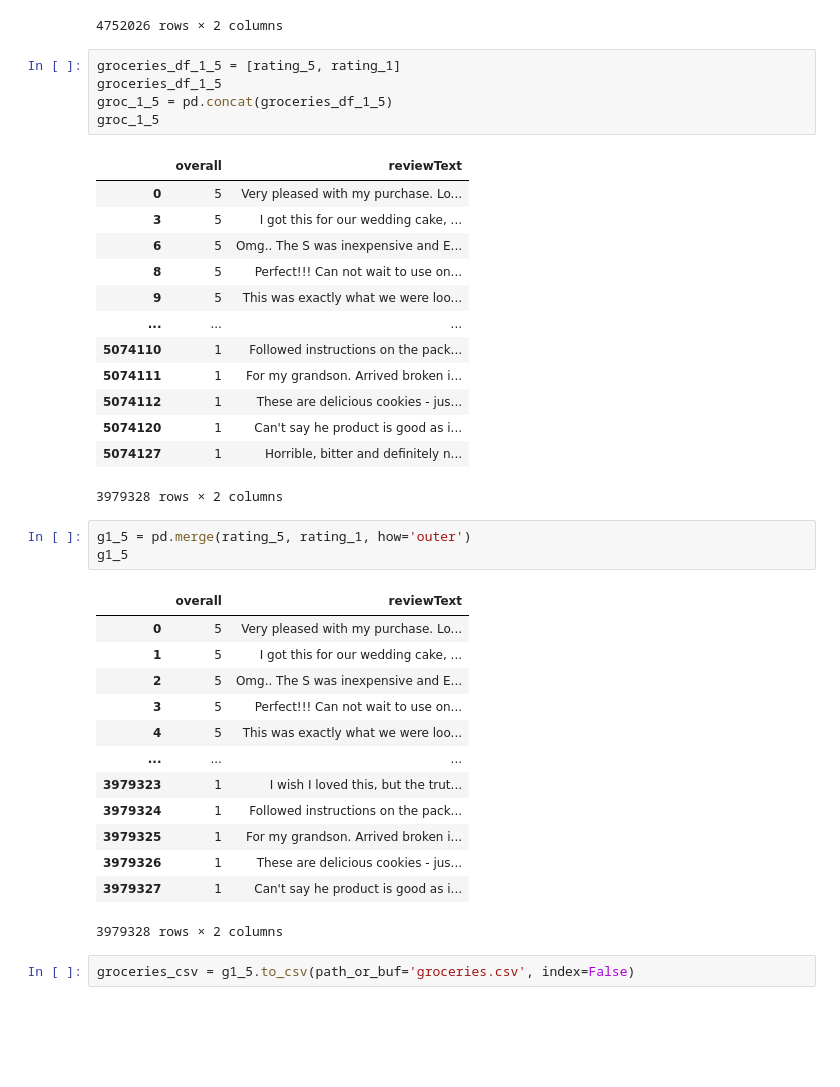
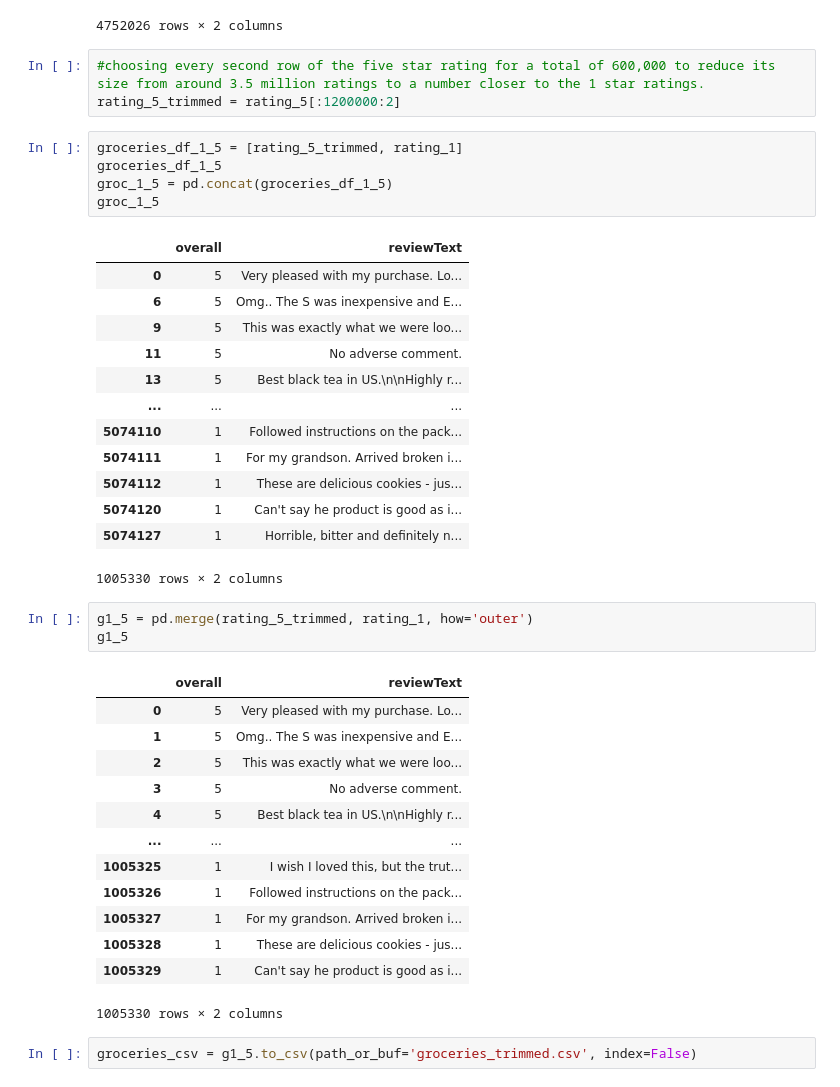
Before and after one commit to ForTheGold/text-classifier-amazon-dataset, a Jupyter notebook: Groceries_model.ipynb, the cells around one changed output. Cells and saved outputs as stored; diff of their text form; blank space fills up the shorter version.

Commit message:
added code to reduce the size of groceries csv new groceries_trimmed csv is available through google docs link on the readme

```diff
--- a/Groceries_model.ipynb
+++ b/Groceries_model.ipynb
@@ -144,41 +144,44 @@ groceries_df_12_45
 | 5074158 | 5 | I absolutely love this vanilla be... |
 | 5074159 | 5 | So delicious! |
 4752026 rows × 2 columns
+# %%
+#choosing every second row of the five star rating for a total of 600,000 to reduce its size from around 3.5 million ratings to a number closer to the 1 star ratings.
+rating_5_trimmed = rating_5[:1200000:2]
 # %%
-groceries_df_1_5 = [rating_5, rating_1]
+groceries_df_1_5 = [rating_5_trimmed, rating_1]
 groceries_df_1_5
 groc_1_5 = pd.concat(groceries_df_1_5)
 groc_1_5
 # %% [output]
 |  | overall | reviewText |
 | 0 | 5 | Very pleased with my purchase. Lo... |
-| 3 | 5 | I got this for our wedding cake, ... |
 | 6 | 5 | Omg.. The S was inexpensive and E... |
-| 8 | 5 | Perfect!!! Can not wait to use on... |
 | 9 | 5 | This was exactly what we were loo... |
+| 11 | 5 | No adverse comment. |
+| 13 | 5 | Best black tea in US.\n\nHighly r... |
 | ... | ... | ... |
 | 5074110 | 1 | Followed instructions on the pack... |
 | 5074111 | 1 | For my grandson. Arrived broken i... |
 | 5074112 | 1 | These are delicious cookies - jus... |
 | 5074120 | 1 | Can't say he product is good as i... |
 | 5074127 | 1 | Horrible, bitter and definitely n... |
-3979328 rows × 2 columns
+1005330 rows × 2 columns
 # %%
-g1_5 = pd.merge(rating_5, rating_1, how='outer')
+g1_5 = pd.merge(rating_5_trimmed, rating_1, how='outer')
 g1_5
 # %% [output]
 |  | overall | reviewText |
 | 0 | 5 | Very pleased with my purchase. Lo... |
-| 1 | 5 | I got this for our wedding cake, ... |
-| 2 | 5 | Omg.. The S was inexpensive and E... |
-| 3 | 5 | Perfect!!! Can not wait to use on... |
-| 4 | 5 | This was exactly what we were loo... |
+| 1 | 5 | Omg.. The S was inexpensive and E... |
+| 2 | 5 | This was exactly what we were loo... |
+| 3 | 5 | No adverse comment. |
+| 4 | 5 | Best black tea in US.\n\nHighly r... |
 | ... | ... | ... |
-| 3979323 | 1 | I wish I loved this, but the trut... |
-| 3979324 | 1 | Followed instructions on the pack... |
-| 3979325 | 1 | For my grandson. Arrived broken i... |
-| 3979326 | 1 | These are delicious cookies - jus... |
-| 3979327 | 1 | Can't say he product is good as i... |
+| 1005325 | 1 | I wish I loved this, but the trut... |
+| 1005326 | 1 | Followed instructions on the pack... |
+| 1005327 | 1 | For my grandson. Arrived broken i... |
+| 1005328 | 1 | These are delicious cookies - jus... |
+| 1005329 | 1 | Can't say he product is good as i... |
-3979328 rows × 2 columns
+1005330 rows × 2 columns
 # %%
-groceries_csv = g1_5.to_csv(path_or_buf='groceries.csv', index=False)
+groceries_csv = g1_5.to_csv(path_or_buf='groceries_trimmed.csv', index=False)
```
